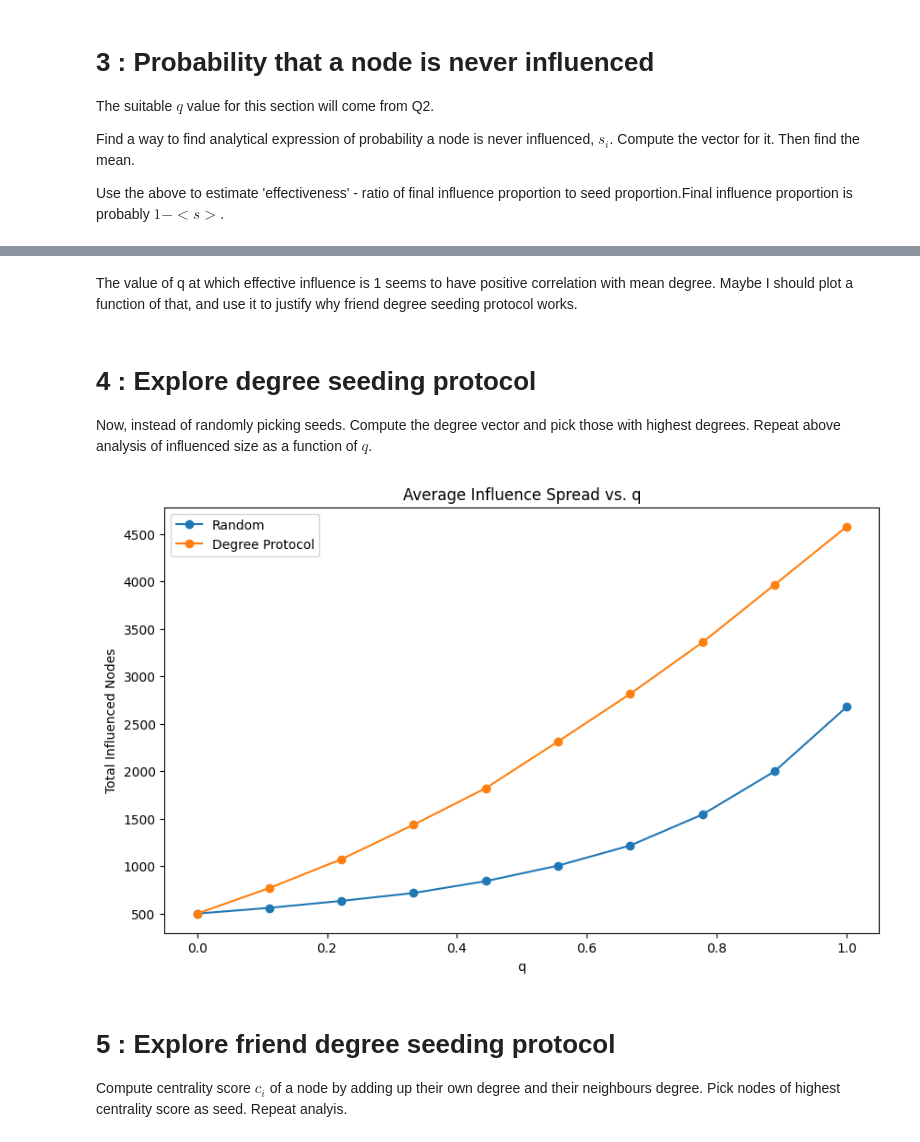
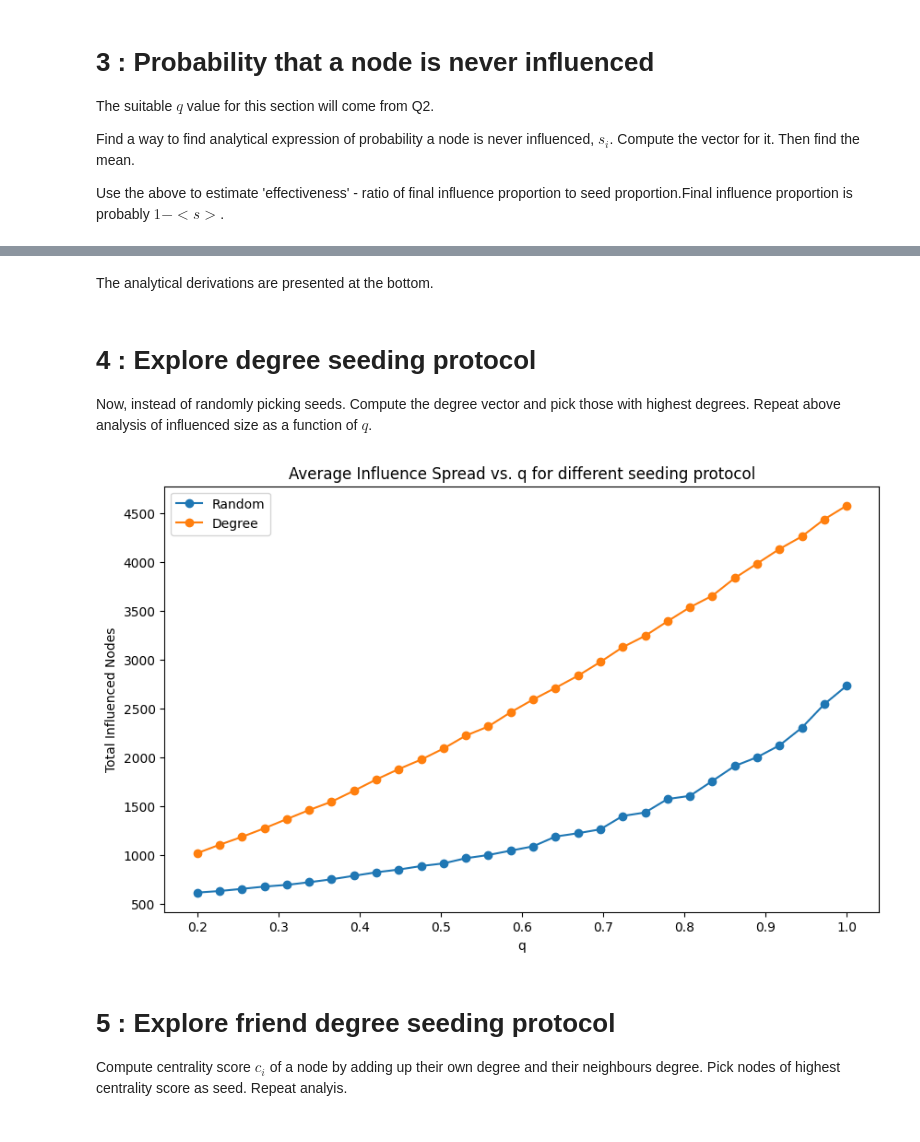
Before and after one commit to hsinorshin/SF5, a Jupyter notebook: Final.ipynb, the cells around one changed output, grey strips where cells are left out. Cells and saved outputs as stored; diff of their text form; code cells hidden in the pictures.

```diff
--- a/Final.ipynb
+++ b/Final.ipynb
@@ -254,7 +257,7 @@ p_seed = 0.05
 
 plt.figure(figsize=(12,8))
 for q in q_array:
-    simulation = ICM_Model(G,q,p_seed)
+    simulation = ICM_Model(G,q,p_seed=p_seed)
     I,A,D = simulation.run_to_extinction()
 
     plt.plot(I, label='Inactive')
@@ -296,8 +299,9 @@ def average_D_vs_q(G, q_array, initial_seeds=None, p_seed=0.05, runs=30):
 
     return avg_D
 # %%
-q_array = np.linspace(0.0,1.0,10)
-avg_D = average_D_vs_q(G, q_array)
+p_seed=0.05
+q_array = np.linspace(0.2,1.0,30)
+avg_D = average_D_vs_q(G, q_array,p_seed=p_seed)
 # %%
 plt.figure(figsize=(10,6))
 plt.plot(q_array,avg_D, marker='o')
@@ -334,26 +338,28 @@ plt.show()
-# %% [markdown]
-The value of q at which effective influence is 1 seems to have positive correlation with mean degree. Maybe I should plot a function of that, and use it to justify why friend degree seeding protocol works.
+# %% [markdown]
+The analytical derivations are presented at the bottom.
 # %% [markdown]
 # 4 : Explore degree seeding protocol
 
 Now, instead of randomly picking seeds. Compute the degree vector and pick those with highest degrees. Repeat above analysis of influenced size as a function of $q$.
+# %%
+def degree_seeding(G, num_seeds):
+
+    nodes_degree_sorted = sorted(G.degree(), key=lambda x:x[1], reverse=True)
+    return [n for n,d in nodes_degree_sorted[:num_seeds]]
+# %%
+deg_seeds = degree_seeding(G, int(n*p_seed))
+avg_D_deg = average_D_vs_q(G, q_array, deg_seeds)
 # %%
-nodes_degree_sorted = sorted(G.degree(), key=lambda x:x[1], reverse=True)
-highest_degree_nodes = [n for n,d in nodes_degree_sorted[:int(n*p_seed)]]
-
-q_array = np.linspace(0.0,1.0,10)
-avg_D_II = average_D_vs_q(G, q_array, highest_degree_nodes)
-
 plt.figure(figsize=(10,6))
 plt.plot(q_array,avg_D, marker='o', label='Random')
-plt.plot(q_array,avg_D_II, marker='o', label='Degree Protocol')
+plt.plot(q_array,avg_D_deg, marker='o', label='Degree')
 plt.legend()
 plt.xlabel('q')
 plt.ylabel('Total Influenced Nodes')
-plt.title('Average Influence Spread vs. q')
+plt.title('Average Influence Spread vs. q for different seeding protocol')
 plt.show()
 # %% [output]
-[figure, old version]
+[figure, new version]
 # %% [markdown]
 # 5 : Explore friend degree seeding protocol
 
```
Also changed, not shown: parts of 43 cells of this notebook, 9 other files.
